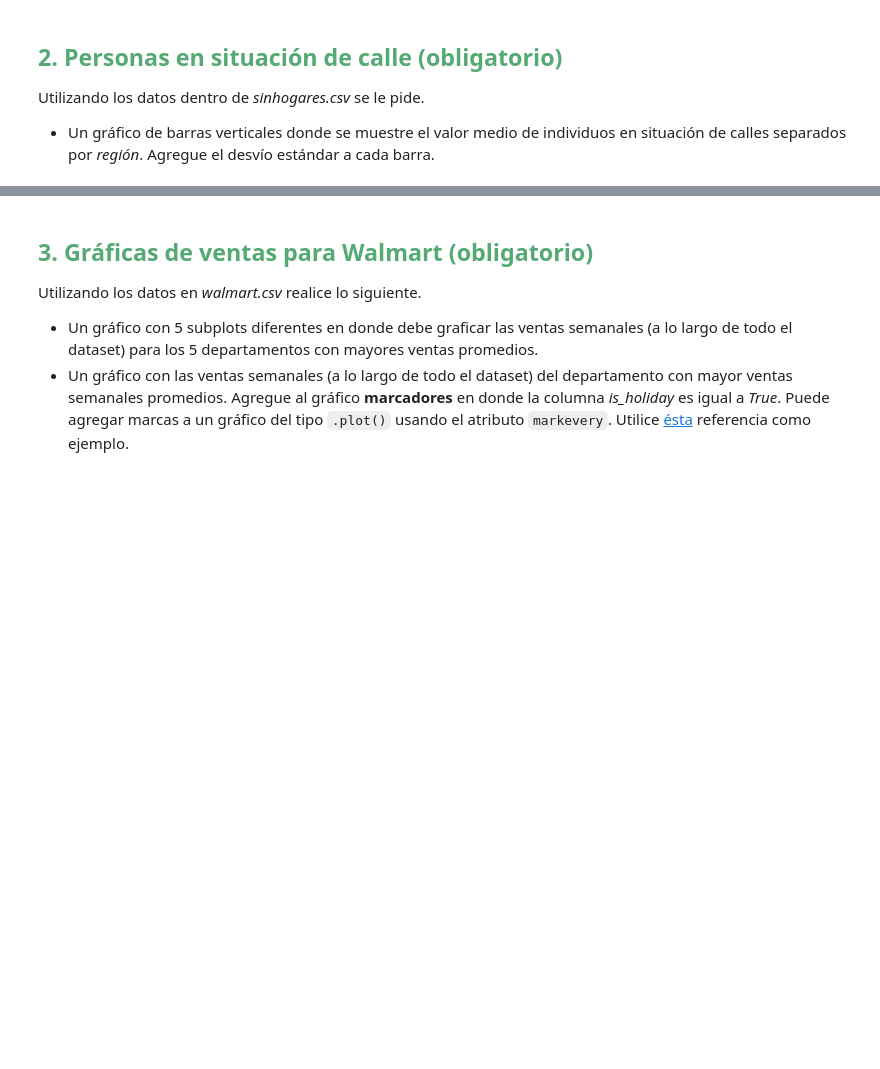
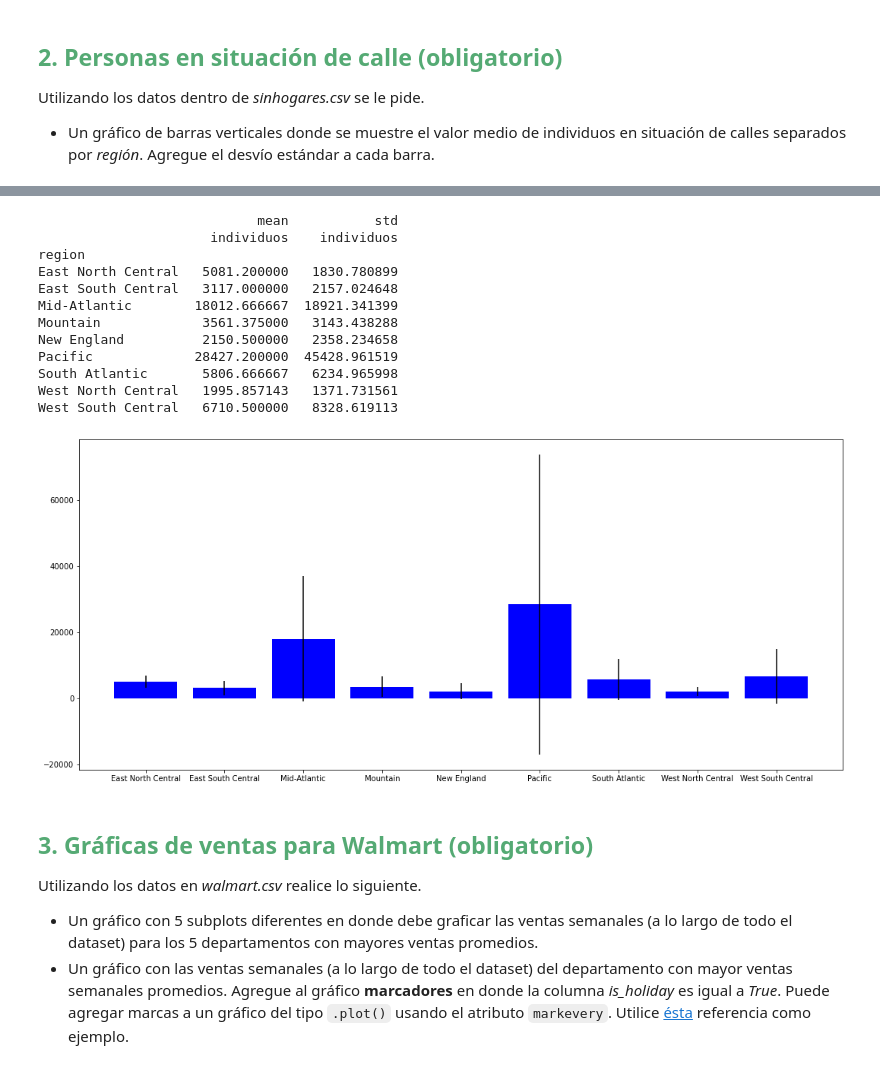
Before and after one commit to maximilianog258/PDAMaxiG, a Jupyter notebook: Ejercitación - Matplotlib/Ejercitación-Matplotlib.ipynb, the cells around one changed output, grey strips where cells are left out. Cells and saved outputs as stored; diff of their text form; code cells hidden in the pictures; blank space fills up the shorter version.

```diff
--- a/Ejercitación - Matplotlib/Ejercitación-Matplotlib.ipynb
+++ b/Ejercitación - Matplotlib/Ejercitación-Matplotlib.ipynb
@@ -30,3 +136,6 @@ Utilizando los datos dentro de *sinhogares.csv* se le pide.
 - Un gráfico de barras verticales donde se muestre el valor medio de individuos en situación de calles separados por *región*. Agregue el desvío estándar a cada barra.
 # %%
 ## TODO 2
+sincasas = pd.read_csv("datasets/sinhogares.csv")
+regiodinhas= sincasas["region"].unique()
+sincasas.head()
@@ -32,0 +149,28 @@ Utilizando los datos dentro de *sinhogares.csv* se le pide.
+# %%
+mediareg = sincasas[sincasas["region"].isin(['East South Central', 'Pacific', 'Mountain', 'West South Central',
+       'New England', 'South Atlantic', 'East North Central',
+       'West North Central', 'Mid-Atlantic'])].pivot_table(values = "individuos", index = "region",
+                                                                  aggfunc = ["mean","std"])
+
+print(mediareg)
+
+reg=list(mediareg.index)
+cant=list(mediareg.iloc[:,0].values)
+
+fig, ax = plt.subplots(figsize=(15,8))
+ax.bar(reg, cant, color = "blue",yerr = mediareg.iloc[:,1])
+plt.show()
+# %% [output]
+                            mean           std
+                      individuos    individuos
+region
+East North Central   5081.200000   1830.780899
+East South Central   3117.000000   2157.024648
+Mid-Atlantic        18012.666667  18921.341399
+Mountain             3561.375000   3143.438288
+New England          2150.500000   2358.234658
+Pacific             28427.200000  45428.961519
+South Atlantic       5806.666667   6234.965998
+West North Central   1995.857143   1371.731561
+West South Central   6710.500000   8328.619113
+[figure, added]
```
Also changed, not shown: parts of 8 cells of this notebook, 7 other files.
